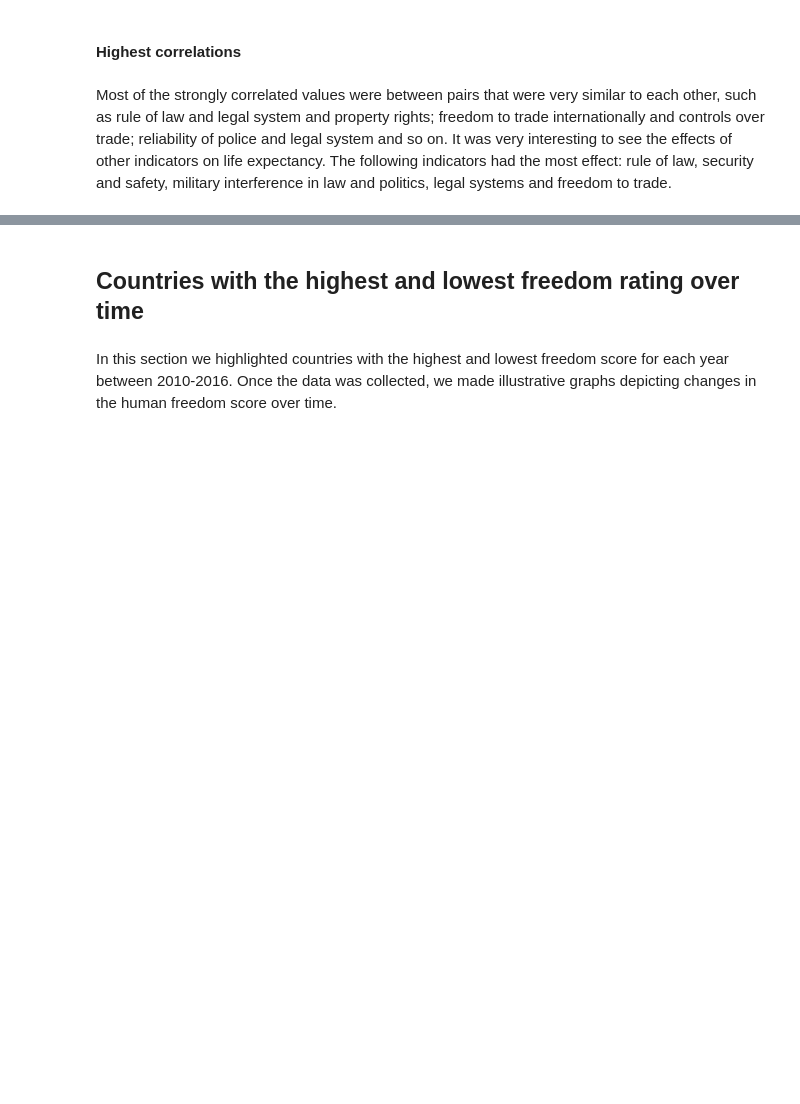
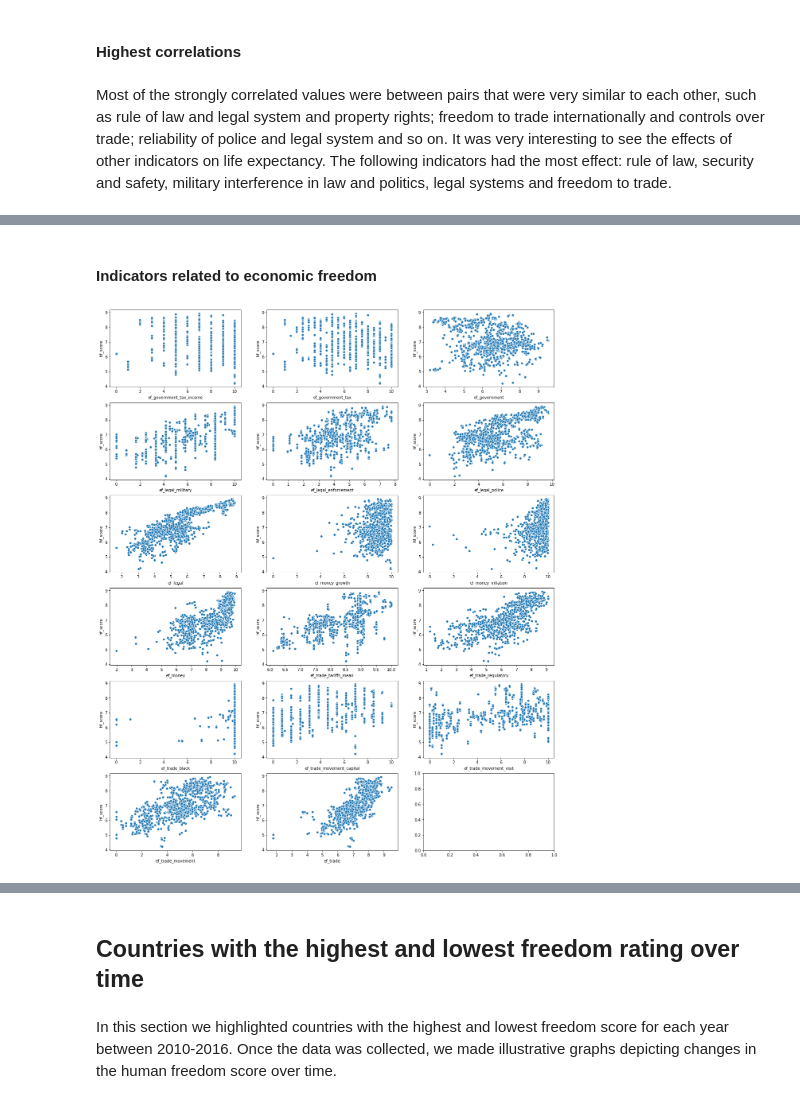
Before and after one commit to allikkil/DataSc-project, a Jupyter notebook: Project W4 Kaggle-Human Freedom.ipynb, the cells around one changed output, grey strips where cells are left out. Drawn from its saved outputs; the diff is of its cells as text; code cells hidden in the pictures; blank space fills up the shorter version.

```diff
--- a/Project W4 Kaggle-Human Freedom.ipynb
+++ b/Project W4 Kaggle-Human Freedom.ipynb
@@ -206,0 +237,15 @@ Most of the strongly correlated values were between pairs that were very similar
+# %% [markdown]
+#### Indicators related to economic freedom
+# %%
+fig, axs = plt.subplots(6, 3,figsize=(20, 25))
+row = 0
+col = 0
+for i in ef_ind:
+    sns.scatterplot(x=i, y="hf_score", data=merged_data, ax = axs[row, col])
+    if col != 2:
+        col += 1
+    else:
+        col = 0
+        row += 1
+# %% [output]
+[figure, added]
```
Also changed, not shown: parts of 16 cells of this notebook.
